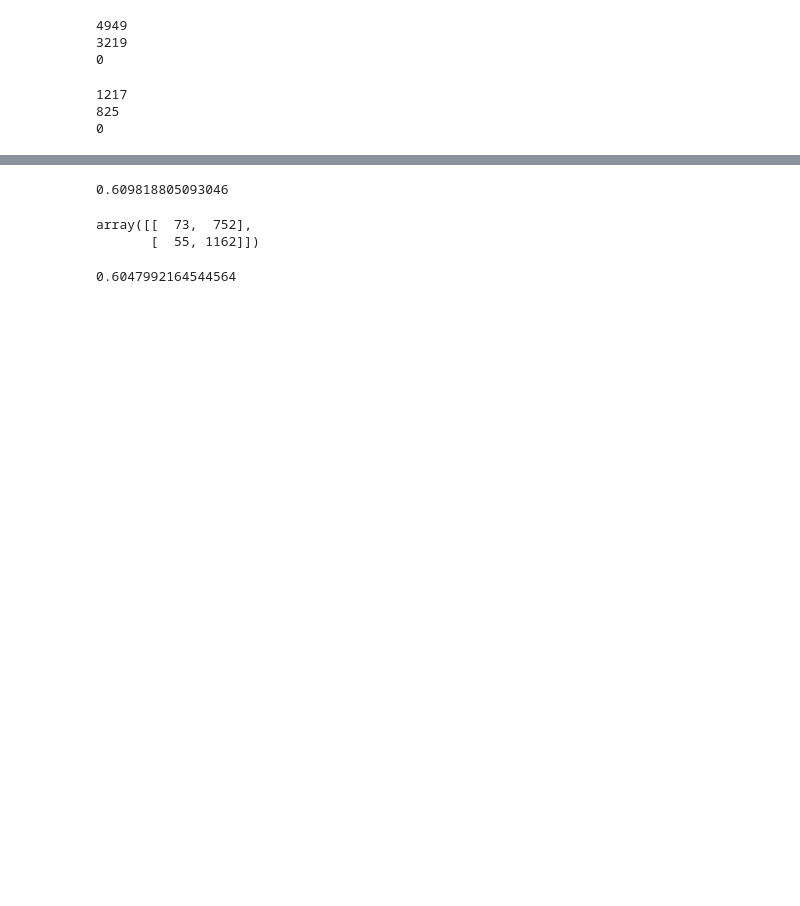
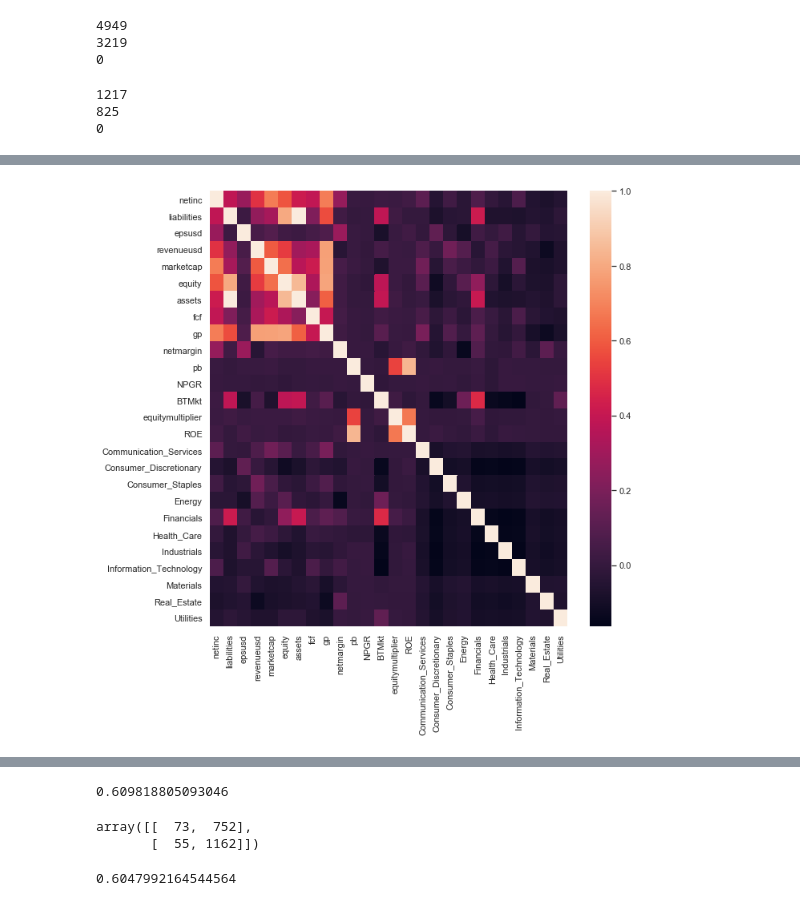
Before and after one commit to RyChen-Cornell/ORIE4741-Group-Project, a Jupyter notebook: historical_data.ipynb, the cells around one changed output, grey strips where cells are left out. Drawn from its saved outputs; the diff is of its cells as text; code cells hidden in the pictures; blank space fills up the shorter version.

```diff
--- a/historical_data.ipynb
+++ b/historical_data.ipynb
@@ -396,3 +777,9 @@ print(sum(y_test == 0))
+# %%
+# check_corr = numerical_data[['epsusd', 'NPGR', 'BTMkt', 'netmargin', 'equitymultiplier','ROE', 'fcf']]
+plt.figure(figsize=(10,10))
+ax = sns.heatmap(X.corr())
+# %% [output]
+[figure, added]
 # %%
 from sklearn.decomposition import PCA
 pca = PCA(n_components=2)
```
Also changed, not shown: parts of 84 cells of this notebook.
